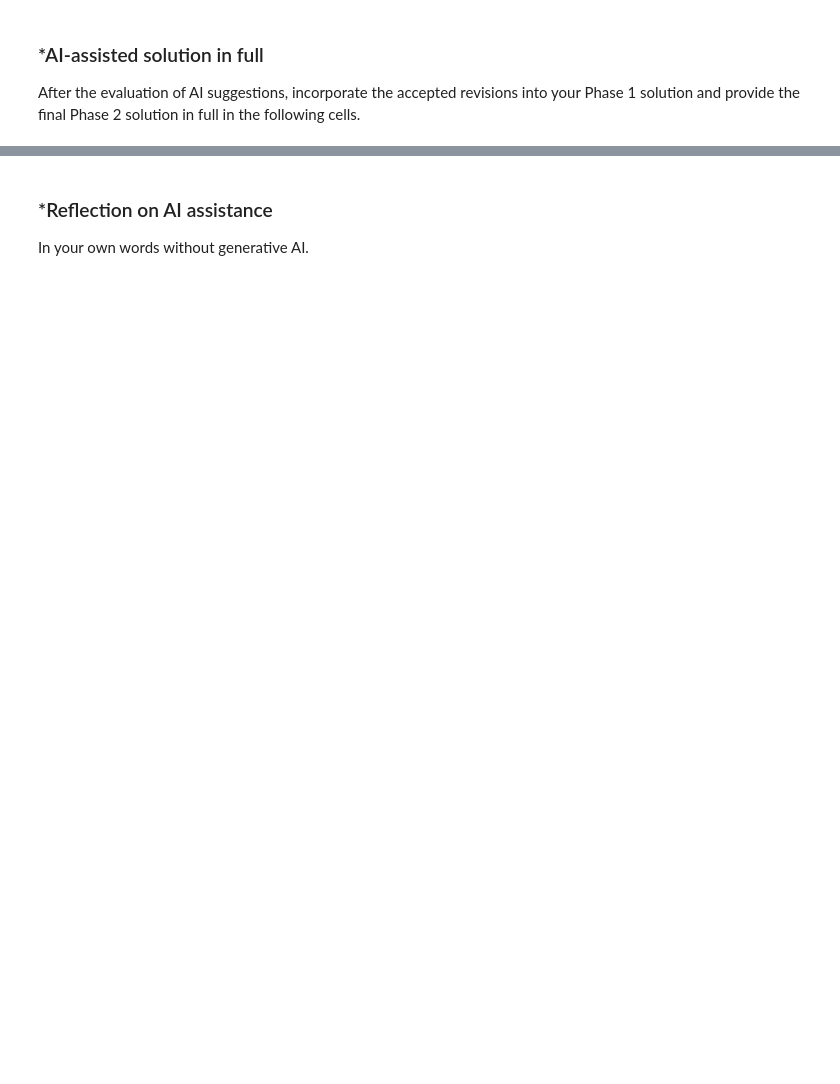
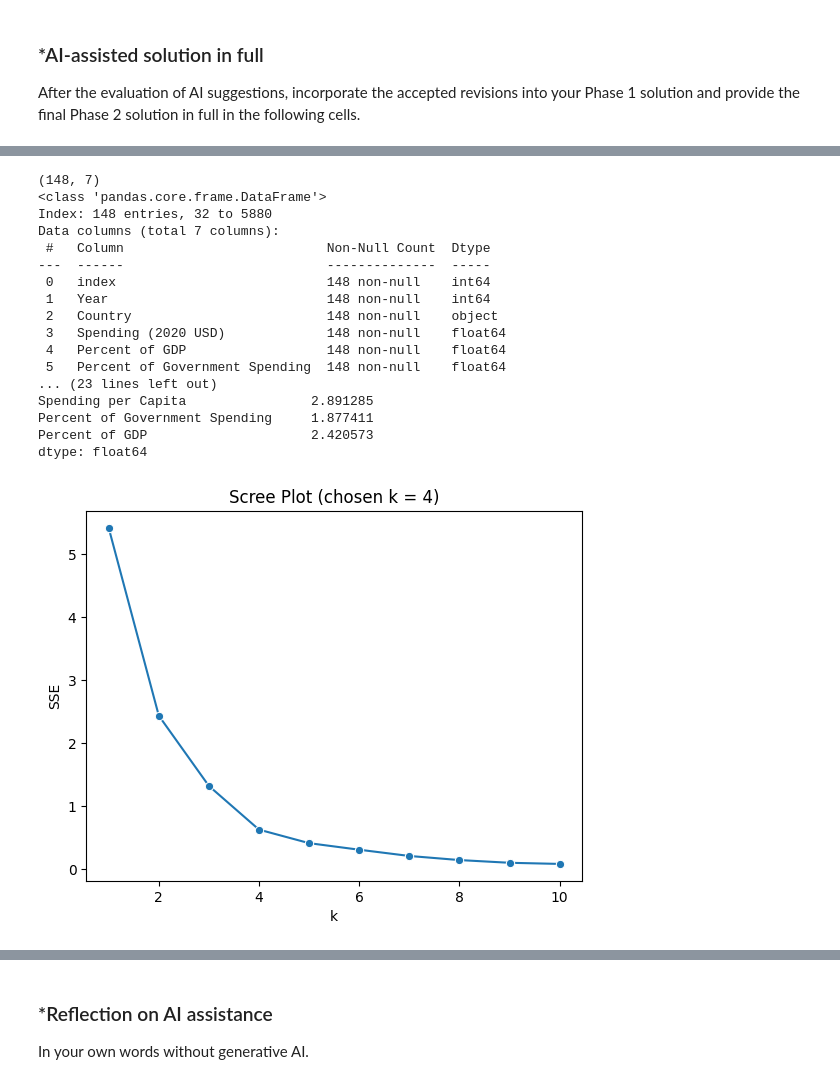
Before and after one commit to Carter-Shaffer/A01-data-wrangling, a Jupyter notebook: Clustering.ipynb, the cells around one changed output, grey strips where cells are left out. Saved outputs shown, nothing was run; the diff lists cells and outputs as text; code cells hidden in the pictures; blank space fills up the shorter version.

```diff
--- a/Clustering.ipynb
+++ b/Clustering.ipynb
@@ -252,0 +320,80 @@ After the evaluation of AI suggestions, incorporate the accepted revisions into
+# %%
+# Question 2
+import numpy as np
+import pandas as pd
+import seaborn as sns
+import matplotlib.pyplot as plt
+from sklearn.cluster import KMeans
+from sklearn.decomposition import PCA
+
+# Question 2.1: load, filter, clean, inspect
+df = pd.read_csv("SIPRI Military Expenditure Database.csv")
+df = df[df["Year"] == 2020].dropna().copy()
+print(df.shape)  # expect 148 rows
+df.info()
+num_cols = ["Spending (2020 USD)", "Spending per Capita",
+            "Percent of Government Spending", "Percent of GDP"]
+print(df[num_cols].describe())
+print(df[num_cols].skew())  # spending variables are heavily right-skewed
+
+def run(df, cols, k, log_axes=False):
+    """Min-max scale cols, plot scree, cluster with k, plot, and return a labeled copy."""
+    X = (df[cols] - df[cols].min()) / (df[cols].max() - df[cols].min())
+
+    # scree plot
+    ks = np.arange(1, 11)
+    sse = [KMeans(n_clusters=i, n_init=10, random_state=0).fit(X).inertia_ for i in ks]
+    sns.lineplot(x=ks, y=sse, marker="o").set(title=f"Scree Plot (chosen k = {k})",
+                                              xlabel="k", ylabel="SSE")
+    plt.show()
+
+    # cluster
+    out = df.copy()
+    out["cluster"] = KMeans(n_clusters=k, n_init=10, random_state=0).fit_predict(X)
+
+    # scatter (first two vars directly, or a PCA projection for more than two)
+    if len(cols) == 2:
+        ax = sns.scatterplot(data=out, x=cols[0], y=cols[1], hue="cluster", palette="tab10")
+        if log_axes:
+            ax.set(xscale="log", yscale="log")
+    else:
+        p = PCA(n_components=2).fit_transform(X)
+        out["PC1"], out["PC2"] = p[:, 0], p[:, 1]
+        sns.scatterplot(data=out, x="PC1", y="PC2", hue="cluster", palette="tab10")
+    plt.show()
+
+    # compact summary, then the member countries
+    print(out.groupby("cluster")[cols].agg(["count", "mean", "median"]).round(3))
+    for c, g in out.groupby("cluster"):
+        print(f"Cluster {c} ({len(g)}):", ", ".join(sorted(g["Country"])))
+    print("United States cluster:",
+          out.loc[out["Country"] == "United States of America", "cluster"].iloc[0])
+    return out
+
+# Question 2.2
+df2 = run(df, ["Spending (2020 USD)", "Spending per Capita"], k=4, log_axes=True)
+
+# Question 2.3
+df3 = run(df, ["Percent of Government Spending", "Percent of GDP"], k=3)
+
+# Question 2.4
+df4 = run(df, num_cols, k=4)
+# %% [output]
+(148, 7)
+<class 'pandas.core.frame.DataFrame'>
+Index: 148 entries, 32 to 5880
+Data columns (total 7 columns):
+ #   Column                          Non-Null Count  Dtype
+---  ------                          --------------  -----
+ 0   index                           148 non-null    int64
+ 1   Year                            148 non-null    int64
+ 2   Country                         148 non-null    object
+ 3   Spending (2020 USD)             148 non-null    float64
+ 4   Percent of GDP                  148 non-null    float64
+ 5   Percent of Government Spending  148 non-null    float64
+... (23 lines left out)
+Spending per Capita                2.891285
+Percent of Government Spending     1.877411
+Percent of GDP                     2.420573
+dtype: float64
+[figure, added]
```
Also changed, not shown: parts of 9 cells of this notebook.
